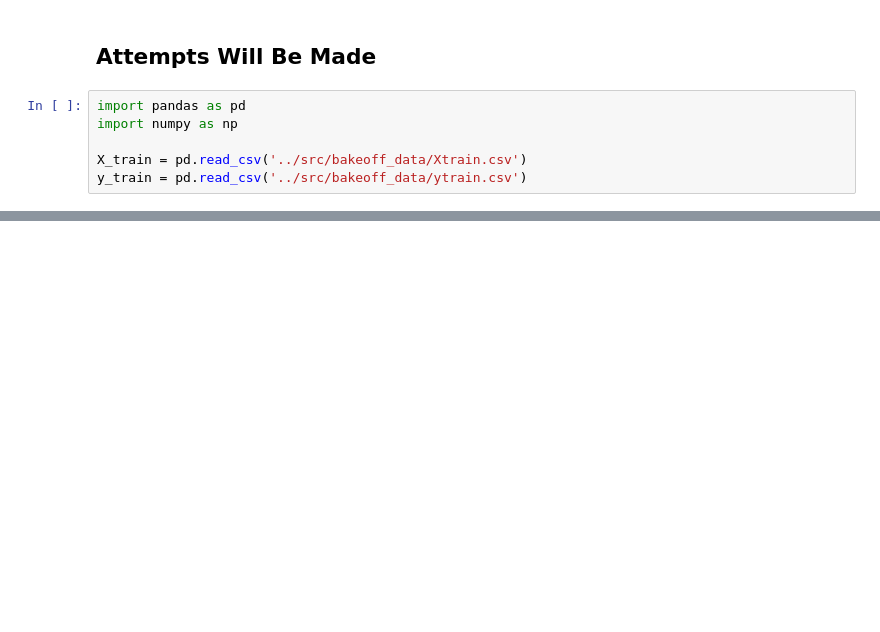
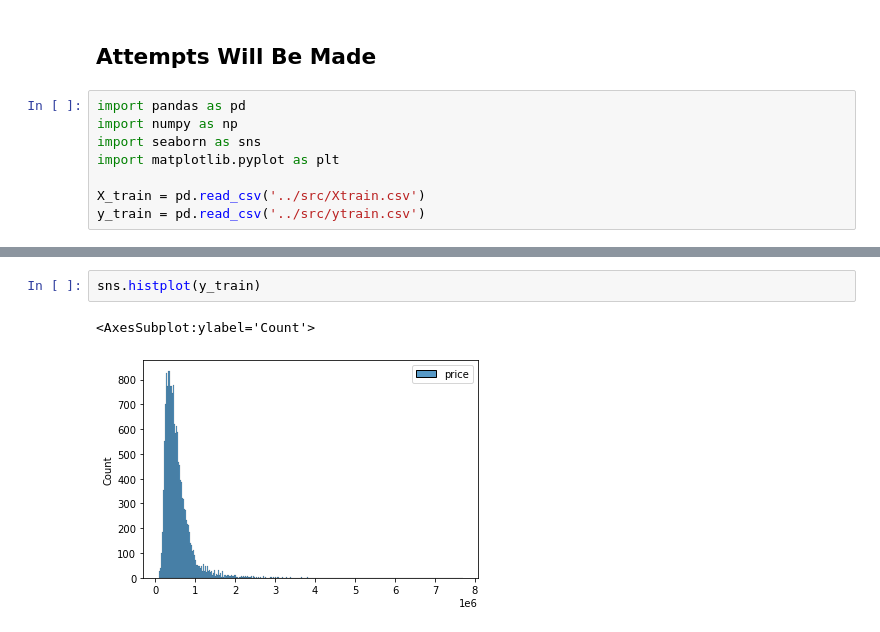
Before and after one commit to Luv2bnanook44/phase_2_project_quanggang, a Jupyter notebook: notebooks/bakeoff_testing_nb.ipynb, the cells around one changed output, grey strips where cells are left out. Cells and saved outputs as stored; diff of their text form; blank space fills up the shorter version.

Commit message:
added scrap work notebook for bakeoff

```diff
--- a/notebooks/bakeoff_testing_nb.ipynb
+++ b/notebooks/bakeoff_testing_nb.ipynb
@@ -3,6 +3,8 @@
 # %%
 import pandas as pd
 import numpy as np
+import seaborn as sns
+import matplotlib.pyplot as plt
 
-X_train = pd.read_csv('../src/bakeoff_data/Xtrain.csv')
-y_train = pd.read_csv('../src/bakeoff_data/ytrain.csv')
+X_train = pd.read_csv('../src/Xtrain.csv')
+y_train = pd.read_csv('../src/ytrain.csv')
@@ -10,0 +152,5 @@ FileNotFoundError: [Errno 2] No such file or directory: '../src/bakeoff_data/Xtr
+# %%
+sns.histplot(y_train)
+# %% [output]
+<AxesSubplot:ylabel='Count'>
+[figure, added]
```
Also changed, not shown: parts of 18 cells of this notebook, 2 other files.
